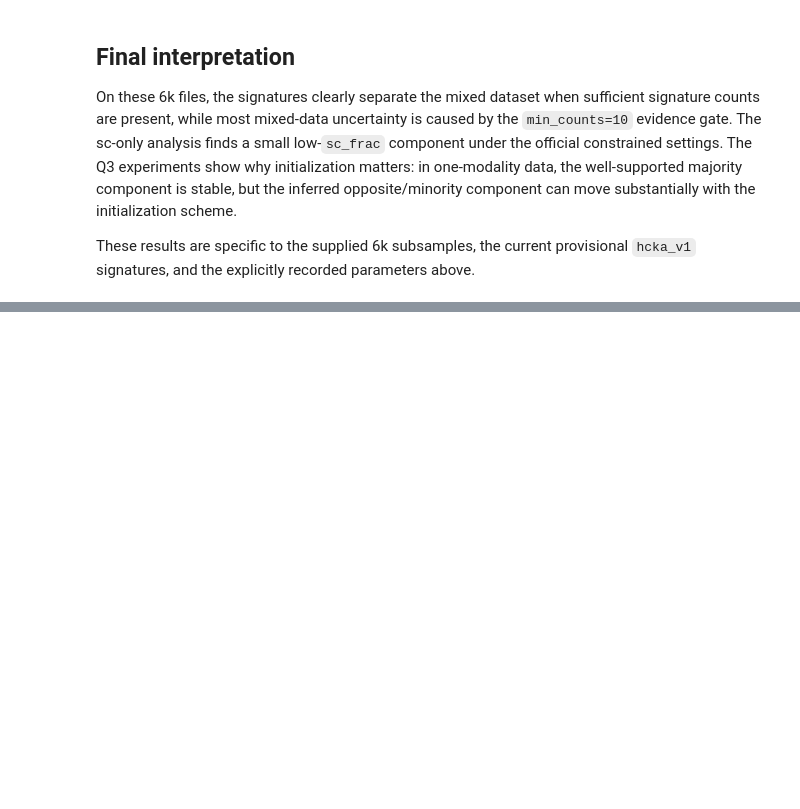
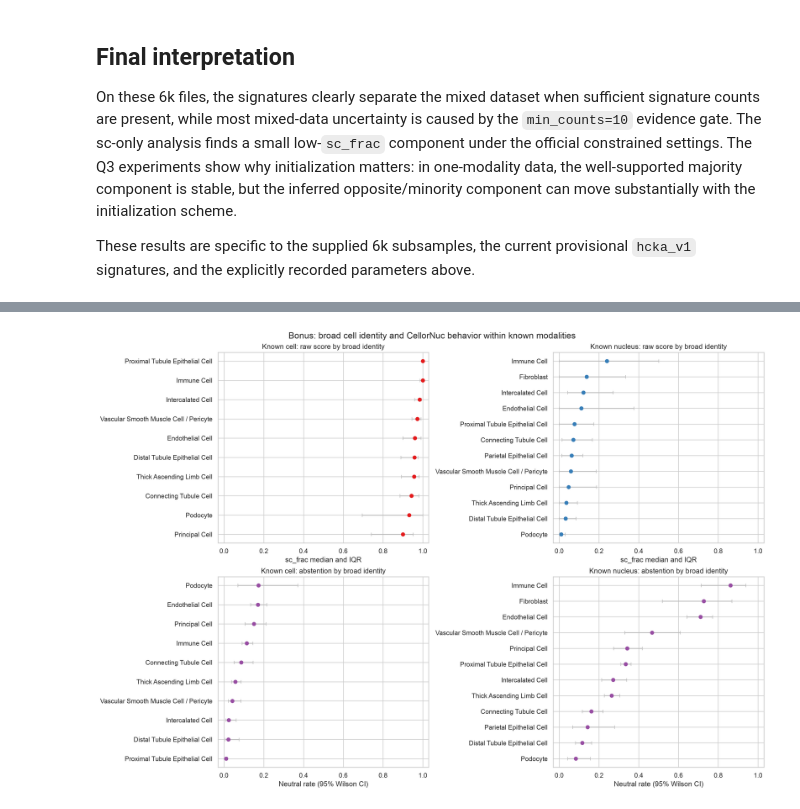
Before and after one commit to UnknownCreature0086/CellorNuc, a Jupyter notebook: notebook/CellorNuc_quiz_6k.ipynb, the cells around one changed output, grey strips where cells are left out. Cells and saved outputs as stored; diff of their text form; code cells hidden in the pictures; blank space fills up the shorter version.

```diff
--- a/notebook/CellorNuc_quiz_6k.ipynb
+++ b/notebook/CellorNuc_quiz_6k.ipynb
@@ -807,0 +1116,38 @@ These results are specific to the supplied 6k subsamples, the current provisiona
+# %%
+bonus_a_figure = FIGURES_DIR / "bonus_dataset_a_cell_identity_6k.png"
+fig, axes = plt.subplots(2, 2, figsize=(16, 11), constrained_layout=True)
+for column, source in enumerate(("cell", "nucleus")):
+    plotted = (
+        bonus_a_eligible.loc[bonus_a_eligible["source"].eq(source)]
+        .sort_values("median_sc_frac")
+        .reset_index(drop=True)
+    )
+    y = np.arange(len(plotted))
+    axes[0, column].errorbar(
+        plotted["median_sc_frac"], y,
+        xerr=np.vstack([
+            plotted["median_sc_frac"] - plotted["q1_sc_frac"],
+            plotted["q3_sc_frac"] - plotted["median_sc_frac"],
+        ]), fmt="o", color="#377eb8" if source == "nucleus" else "#e41a1c",
+        ecolor="#bdbdbd", capsize=3,
+    )
+    axes[0, column].set_yticks(y, plotted["cell_identity"])
+    axes[0, column].set(xlabel="sc_frac median and IQR", title=f"Known {source}: raw score by broad identity", xlim=(-0.03, 1.03))
+
+    plotted = plotted.sort_values("neutral_rate").reset_index(drop=True)
+    y = np.arange(len(plotted))
+    axes[1, column].errorbar(
+        plotted["neutral_rate"], y,
+        xerr=np.vstack([
+            plotted["neutral_rate"] - plotted["neutral_ci_low"],
+            plotted["neutral_ci_high"] - plotted["neutral_rate"],
+        ]), fmt="o", color="#984ea3", ecolor="#bdbdbd", capsize=3,
+    )
+    axes[1, column].set_yticks(y, plotted["cell_identity"])
+    axes[1, column].set(xlabel="Neutral rate (95% Wilson CI)", title=f"Known {source}: abstention by broad identity", xlim=(-0.03, 1.03))
+
+fig.suptitle("Bonus: broad cell identity and CellorNuc behavior within known modalities", fontsize=15)
+fig.savefig(bonus_a_figure, dpi=180, bbox_inches="tight")
+plt.show()
+# %% [output]
+[figure, added]
```
Also changed, not shown: parts of 14 cells of this notebook.
